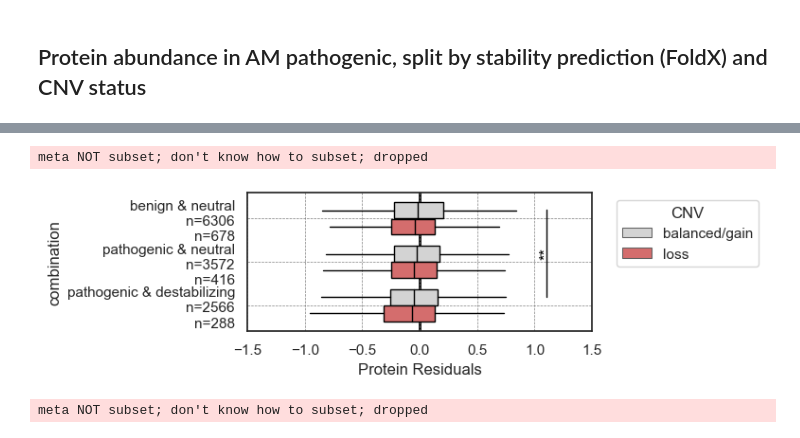
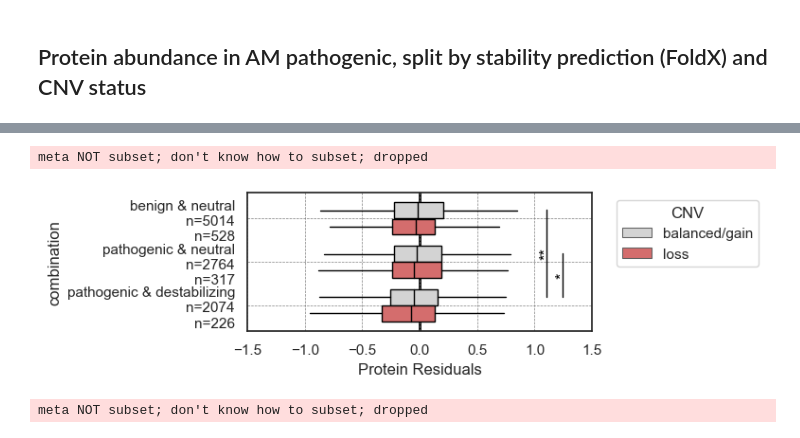
Before and after one commit to marcmuellerETHZ/somatic_mutations_protein_abundance, a Jupyter notebook: data_viz.ipynb, the cells around one changed output, grey strips where cells are left out. Saved outputs shown, nothing was run; the diff lists cells and outputs as text; code cells hidden in the pictures.

```diff
--- a/data_viz.ipynb
+++ b/data_viz.ipynb
@@ -113,8 +157,9 @@ def read_min_pdockq():
 # %%
 # FDR cutoff
 #-------------------------------------------------------- PARAMETER --------------------------------------------------------#
-alpha = 0.01
+fdr_alpha = 0.01
+
+with open(params_path, 'a') as f:
+    f.write('\n')
+    f.write(f"fdr_alpha: {fdr_alpha}\n")
 #---------------------------------------------------------------------------------------------------------------------------#
-
-# Get min pdockq with which analysis was performed (from parameters.txt)
-min_pdockq = read_min_pdockq()
@@ -534,11 +555,9 @@ meta NOT subset; don't know how to subset; dropped
 dat_lrt_copy = dat_lrt.copy()
 
 # Determine whether to plot controlled (frac_A) or controlling (frac_B) (try both!)
-
 #-------------------------------------------------------- PARAMETER --------------------------------------------------------#
 ixn_score = 'frac_A'
 ixn_score = 'frac_B'
-min_pdockq = 0.5
 min_cnv_beta = 0
 #---------------------------------------------------------------------------------------------------------------------------#
 
@@ -556,7 +575,7 @@ dat_lrt_copy = dat_lrt_copy[(dat_lrt_copy['param_value_cnv_B']>min_cnv_beta) & (
 dat_lrt_copy['p_LRT_adj'] = multipletests(dat_lrt_copy['p_LRT'].dropna().values, method='fdr_bh')[1]
 
 #Only look at significant hits
-dat_lrt_copy = dat_lrt_copy[dat_lrt_copy['p_LRT_adj']<alpha]
+dat_lrt_copy = dat_lrt_copy[dat_lrt_copy['p_LRT_adj']<fdr_alpha]
 
 # Count the number of characters in sequence_A and save it to NumSeq_A column
 dat_lrt_copy['NumSeq_A'] = dat_lrt_copy['sequence_A'].str.len()
@@ -753,7 +777,6 @@ meta NOT subset; don't know how to subset; dropped
 
 #-------------------------------------------------------- PARAMETER --------------------------------------------------------#
 cnv_beta_cutoff = 0.1
-min_pdockq = 0.5
 #---------------------------------------------------------------------------------------------------------------------------#
 
 dat_lrt_copy = dat_lrt.copy()
@@ -766,7 +789,7 @@ dat_lrt_copy['rel_abundance_protein_B'] = dat_lrt_copy['sequence_B'].apply(compu
 dat_lrt_copy['rel_abundance_interface_B'] = dat_lrt_copy['residues_B'].apply(compute_relative_abundance)
 
 # Subset significant control associations
-dat_lrt_sig = dat_lrt_copy[dat_lrt_copy['p_LRT_adj']<alpha]
+dat_lrt_sig = dat_lrt_copy[dat_lrt_copy['p_LRT_adj']<fdr_alpha]
 
 # Subset according to parameters
 dat_lrt_sig_par = dat_lrt_sig[(dat_lrt_sig['param_value_cnv_B']>cnv_beta_cutoff) &
@@ -777,7 +800,7 @@ rel_abundance_controlled = dat_lrt_sig_par['rel_abundance_interface_A']
 rel_abundance_controlling = dat_lrt_sig_par['rel_abundance_interface_B']
 
 # For base abundances: subset non-significant cases with only min_pdockq
-dat_lrt_ns = dat_lrt_copy[(dat_lrt_copy['p_LRT_adj']>=alpha) &
+dat_lrt_ns = dat_lrt_copy[(dat_lrt_copy['p_LRT_adj']>=fdr_alpha) &
                           (dat_lrt_copy['pDockQ']>min_pdockq)]
 
 # Get relative abundances of one subunit (does not matter which because dataset is redundant)
@@ -838,7 +861,7 @@ posthoc_results = []
 # Loop through the ANOVA results DataFrame
 for i, row in anova_df.iterrows():
     # Check if the corrected p-value is less than alpha
-    if row['p_val_corr'] < alpha:
+    if row['p_val_corr'] < fdr_alpha:
         # Perform the post-hoc test
         tukey_results = pairwise_tukeyhsd(
             endog=df_combined[df_combined['amino_acid'] == row['amino_acid']]['rel_abundance'],
@@ -1167,6 +1193,8 @@ meta NOT subset; don't know how to subset; dropped
 vep_cat = 'AM_cat'
 
 dat_vep_omics_copy = dat_vep_omics.copy()
+
+dat_vep_omics_copy = dat_vep_omics_copy[dat_vep_omics_copy['corr_value_tx_value_px']>correlation_cutoff]
 
 # work with AlphaMissense and FoldX predictions -> throw out NAs
 dat_vep_omics_copy.dropna(subset=[vep_cat, 'FoldX_cat'], inplace=True)
@@ -1261,35 +1289,35 @@ offset = 0.1
 for (i, j) in group_combinations:
     group1 = order[i]
     group2 = order[j]
     # Get the p-value for the comparison between the two groups
     p_val = tukey_hsd_df.loc[(tukey_hsd_df['group1'] == group1) &
                              (tukey_hsd_df['group2'] == group2), 'p-adj'].values
     if len(p_val) == 0:
         p_val = tukey_hsd_df.loc[(tukey_hsd_df['group1'] == group2) &
                                  (tukey_hsd_df['group2'] == group1), 'p-adj'].values
     if len(p_val) > 0:
         p_val = p_val[0]
         if p_val < 0.05:
             # Add a line connecting the significant groups
             plt.plot([x_max + offset, x_max + offset], [i-0.2, j-0.2], color='black', lw=1)
             # Add asterisks representing the significance level
             plt.text(x_max + offset, (i-0.2+j-0.2)/2, get_asterisks(p_val),
                      ha='center', va='center', color='black', fontsize=12, rotation=90)
             # Increment the offset for the next line
             offset += 0.14
 
 plt.tight_layout()
 plt.rcParams['pdf.fonttype'] = 42
 plt.rcParams['svg.fonttype'] = 'none'
 figure_path = os.path.join(
-    full_path_figures, f"vep_abundance_{vep_cat}.pdf"
+    full_path_figures, f"stability_D_{vep_cat}_{correlation_cutoff}.pdf"
 )
 plt.savefig(figure_path, dpi=300, transparent=True, bbox_inches='tight')
 
 plt.show()
 # %% [output]
 meta NOT subset; don't know how to subset; dropped
-[figure, old version]
+[figure, new version]
 # %%
 vep_cat = 'AM_cat'
 
```
Also changed, not shown: parts of 35 cells of this notebook, 3 other files.
